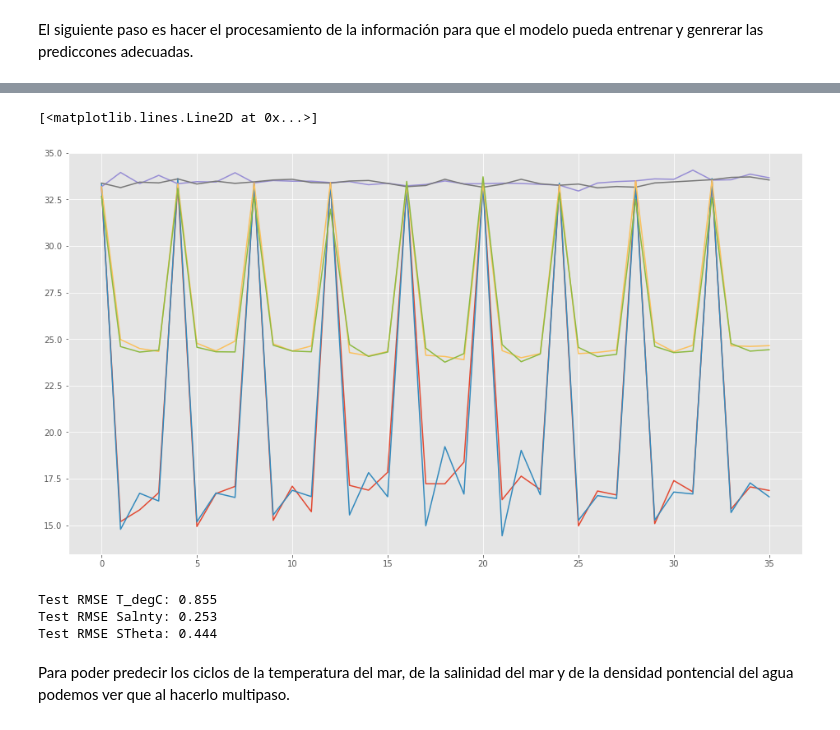
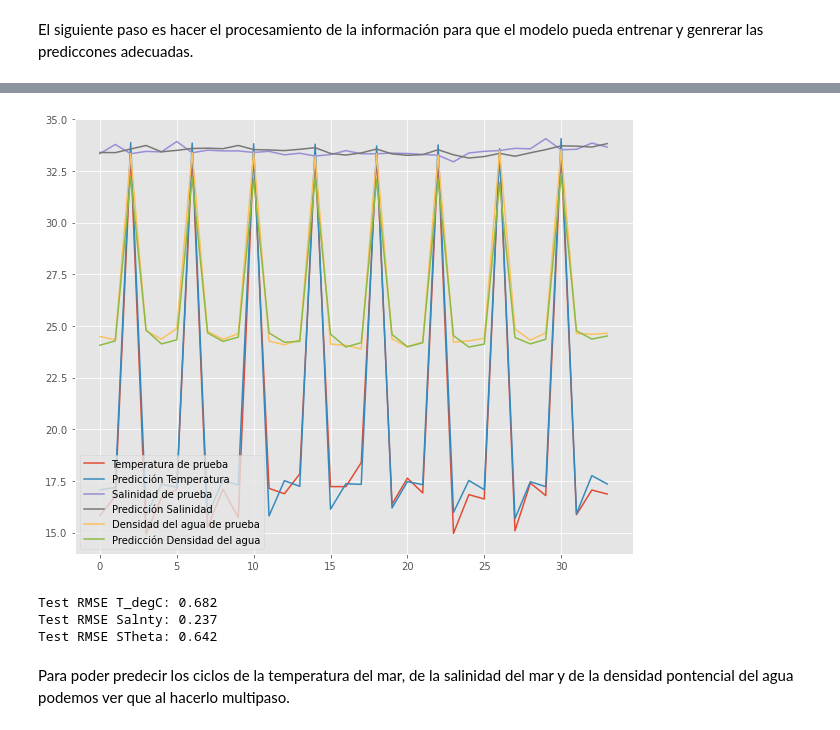
Before and after one commit to Lmdela/Trabajo-de-Mineria-de-Datos, a Jupyter notebook: Redes_LSTM.ipynb, the cells around one changed output, grey strips where cells are left out. Cells and saved outputs as stored; diff of their text form; code cells hidden in the pictures.

```diff
--- a/Redes_LSTM.ipynb
+++ b/Redes_LSTM.ipynb
@@ -52,6 +52,7 @@ import matplotlib as mpl
 from sklearn.metrics import mean_squared_error
 from math import sqrt
 import tensorflow as tf
+import math
 import os
 from __future__ import absolute_import, division, print_function, unicode_literals
 from numpy import array
@@ -61,6 +62,8 @@ from matplotlib.pylab import rcParams
 from __future__ import absolute_import, division, print_function, unicode_literals
 from keras.models import Sequential
 from keras.layers import Dense, Dropout, LSTM
+from keras.callbacks import EarlyStopping, ModelCheckpoint
 from mpl_toolkits.mplot3d import Axes3D
-plt.rcParams['figure.figsize'] = (16, 9)
+plt.rcParams['figure.figsize'] = (10, 8)
 plt.style.use('ggplot')
+from pylab import *
@@ -123,9 +124,9 @@ in_seq1 = in_seq1.reshape((len(in_seq1), 1))
 in_seq2 = in_seq2.reshape((len(in_seq2), 1))
 out_seq = out_seq.reshape((len(out_seq), 1))
 dataset = np.hstack((in_seq1, in_seq2, out_seq))
-n_steps=3
+n_steps=4
 split = round(len(series)*0.15)
 train, test = dataset[0:-split,], dataset[-split+n_steps:,]
 X, y = split_sequences(train, n_steps)
-
+testX, testy = split_sequences(test, n_steps)
 n_features = X.shape[2]
@@ -137,7 +138,14 @@ model = Sequential()
 model.add(LSTM(100, activation='relu', return_sequences=True, input_shape=(n_steps, n_features)))
 model.add(LSTM(100, activation='relu'))
 model.add(Dense(n_features))
-model.compile(optimizer='adam', loss='mse')
+model.compile(optimizer='adam', loss='mse',metrics=['accuracy'])
 # fit model
-model.fit(X, y, epochs=1500, verbose=0)
+#https://towardsdatascience.com/neural-network-with-tensorflow-how-to-stop-training-using-callback-5c8d575c18a9
+class myCallback(tf.keras.callbacks.Callback):
+	def on_epoch_end(self, epoch, logs={}):
+		if(logs.get('accuracy') > 0.95 and logs.get('val_accuracy') == 1):
+			print("\nReached %2.2f%% accuracy, so stopping training!!" %(1*100))
+			self.model.stop_training = True
+es = myCallback()
+history=model.fit(X, y,validation_data=(testX, testy), epochs=1000, verbose=0,callbacks=[es])
 # %% [output]
@@ -145,6 +172,6 @@ model.fit(X, y, epochs=1500, verbose=0)
 # %%
 # walk-forward validation on the test data
-X, y = split_sequences(test, n_steps)
+X, y = testX, testy
 predictions1,predictions2,predictions3 = list(),list(),list()
 for i in range(len(test)-n_steps):
 	# make one-step forecast
@@ -156,17 +183,17 @@ for i in range(len(test)-n_steps):
 	predictions2.append(yhat[0,1])
 	predictions3.append(yhat[0,2])
 # %%
-# line plot of observed vs predicted
-plt.plot(test[n_steps:,0])
-plt.plot(predictions1)
-plt.plot(test[n_steps:,1])
-plt.plot(predictions2)
-plt.plot(test[n_steps:,2])
-plt.plot(predictions3)
-#pyplot.show()
+plt.plot(test[n_steps:,0], label='Temperatura de prueba')
+plt.plot(predictions1, label='Predicción Temperatura')
+plt.plot(test[n_steps:,1], label='Salinidad de prueba')
+plt.plot(predictions2, label='Predicción Salinidad')
+plt.plot(test[n_steps:,2], label='Densidad del agua de prueba')
+plt.plot(predictions3, label='Predicción Densidad del agua')
+plt.legend()
+title('')
+savefig("grafica_validacion.png")
 # %% [output]
-[<matplotlib.lines.Line2D at 0x...>]
-[figure, old version]
+[figure, new version]
 # %%
 rmse = math.sqrt(mean_squared_error(test[n_steps:,0], predictions1))
 print('Test RMSE T_degC: %.3f' % rmse)
@@ -175,9 +202,9 @@ print('Test RMSE Salnty: %.3f' % rmse)
 rmse = math.sqrt(mean_squared_error(test[n_steps:,2], predictions3))
 print('Test RMSE STheta: %.3f' % rmse)
 # %% [output]
-Test RMSE T_degC: 0.855
-Test RMSE Salnty: 0.253
-Test RMSE STheta: 0.444
+Test RMSE T_degC: 0.682
+Test RMSE Salnty: 0.237
+Test RMSE STheta: 0.642
 # %% [markdown]
 Para poder predecir los ciclos de la  temperatura del mar, de la salinidad del mar y de la densidad pontencial del agua podemos ver que al hacerlo multipaso.
 # %%
```
Also changed, not shown: parts of 14 cells of this notebook.
